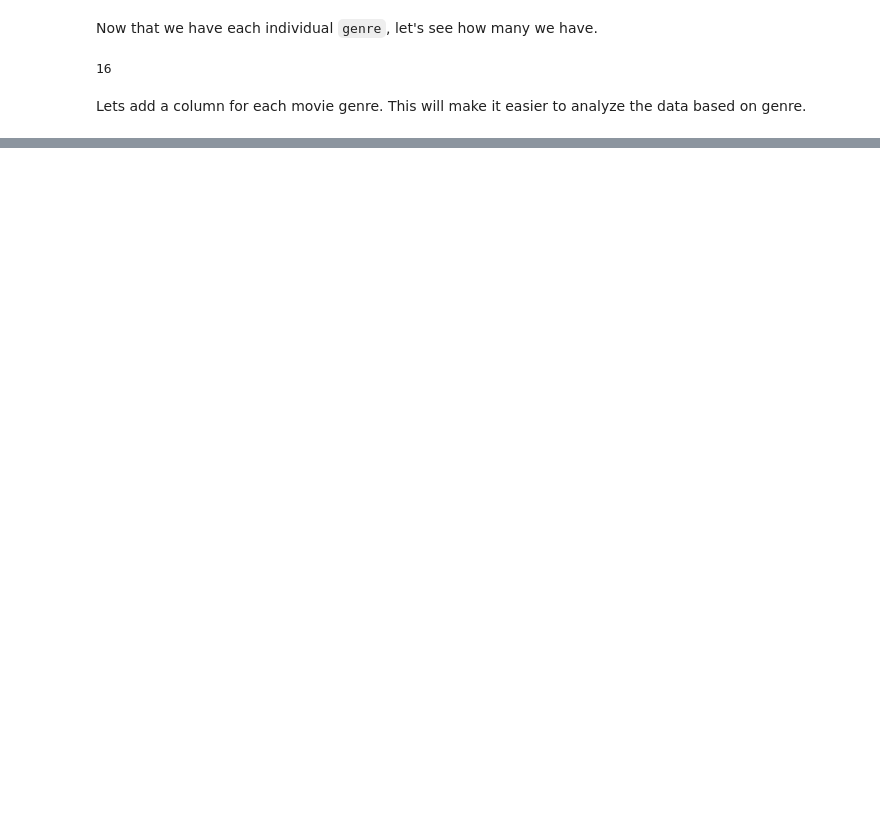
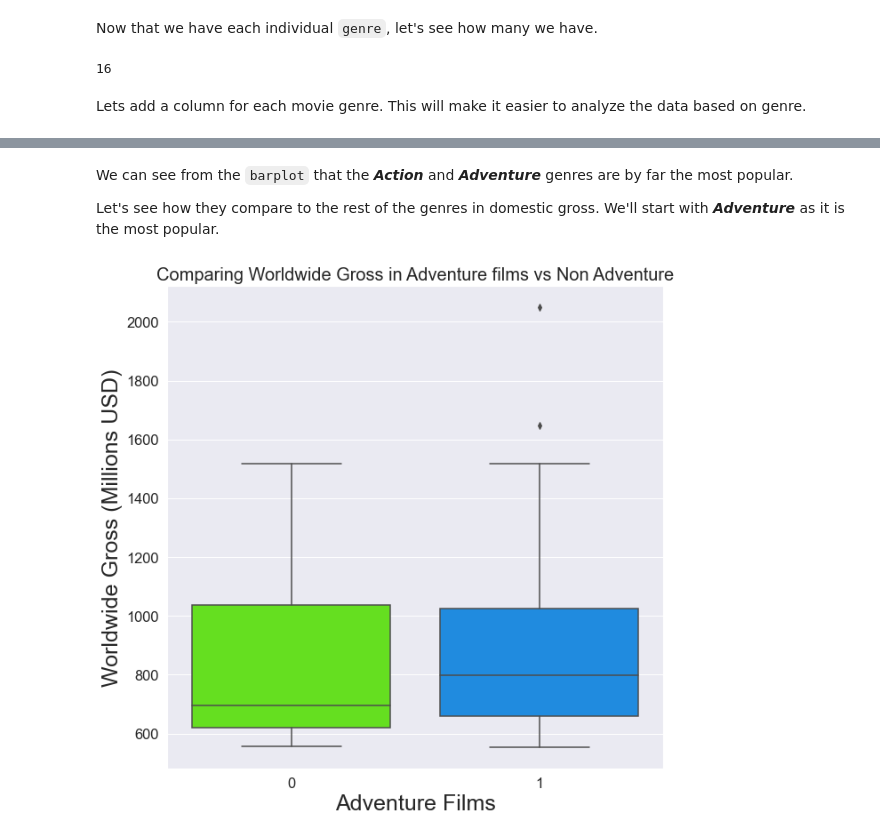
Before and after one commit to rustyb08/phase_1_project, a Jupyter notebook: Microsoft Original Content.ipynb, the cells around one changed output, grey strips where cells are left out. Saved outputs shown, nothing was run; the diff lists cells and outputs as text; code cells hidden in the pictures; blank space fills up the shorter version.

```diff
--- a/Microsoft Original Content.ipynb
+++ b/Microsoft Original Content.ipynb
@@ -917,0 +815,25 @@ imdb.close()
+# %% [markdown]
+We can see from the `barplot` that the ***Action*** and ***Adventure*** genres are by far the most popular.
+
+Let's see how they compare to the rest of the genres in domestic gross.  We'll start with ***Adventure*** as it is the most popular.
+# %%
+# Create a plot and set the size.
+plt.figure(figsize=(10,10))
+
+# Increase the size of the scale text.
+sns.set(font_scale=1.5)
+
+# Plot the data
+sns.boxplot(x=top_100_movies['Adventure'],
+            y=top_100_movies['worldwide_gross']/1000000, palette='gist_rainbow')
+
+# Set the barplot's title.
+plt.title('Comparing Worldwide Gross in Adventure films vs Non Adventure', fontsize=20)
+
+# Label the y-axis
+plt.ylabel('Worldwide Gross (Millions USD)', fontsize=25)
+
+# Label the x-axis
+plt.xlabel('Adventure Films', fontsize=25);
+# %% [output]
+[figure, added]
```
Also changed, not shown: parts of 93 cells of this notebook.
